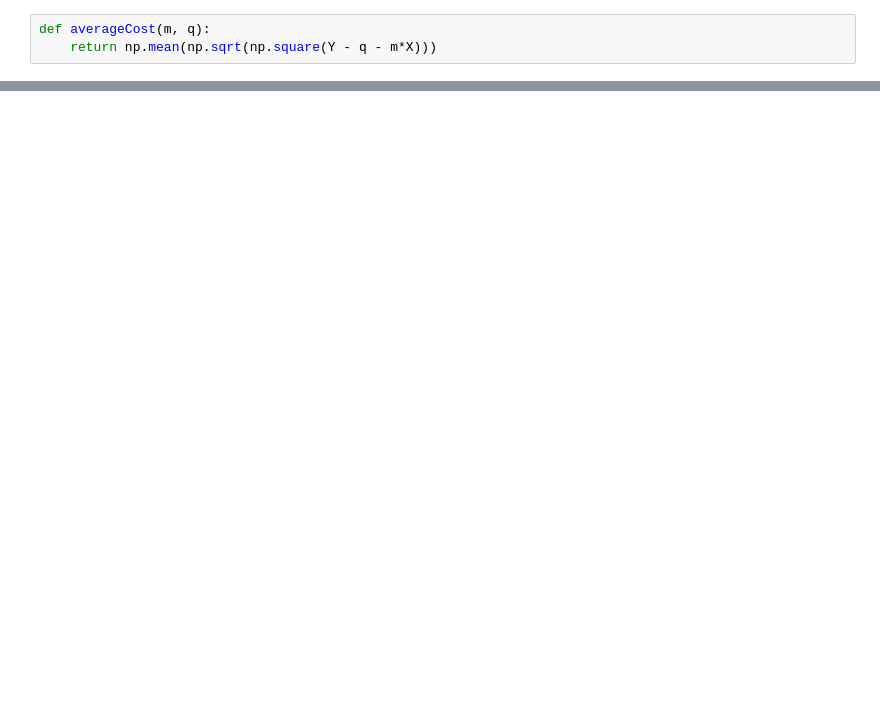
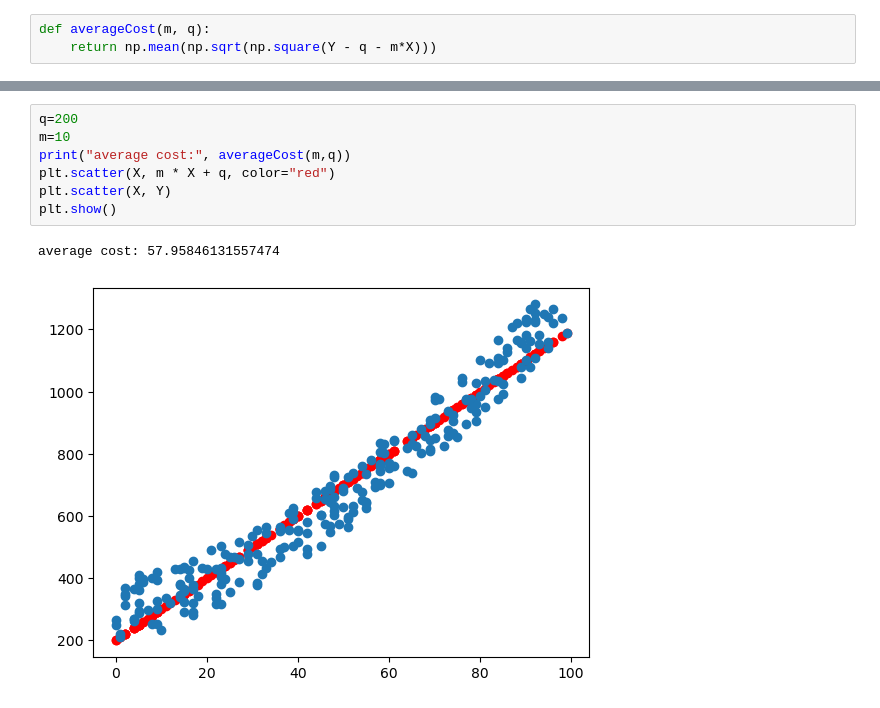
Before and after one commit to Friscobuffo/machine_learning, a Jupyter notebook: linear-regression.ipynb, the cells around one changed output, grey strips where cells are left out. Saved outputs shown, nothing was run; the diff lists cells and outputs as text; blank space fills up the shorter version.

```diff
--- a/linear-regression.ipynb
+++ b/linear-regression.ipynb
@@ -45,0 +45,10 @@ plt.show()
+# %%
+q=200
+m=10
+print("average cost:", averageCost(m,q))
+plt.scatter(X, m * X + q, color="red")
+plt.scatter(X, Y)
+plt.show()
+# %% [output]
+average cost: 57.95846131557474
+[figure, added]
```
Also changed, not shown: parts of 3 cells of this notebook.
